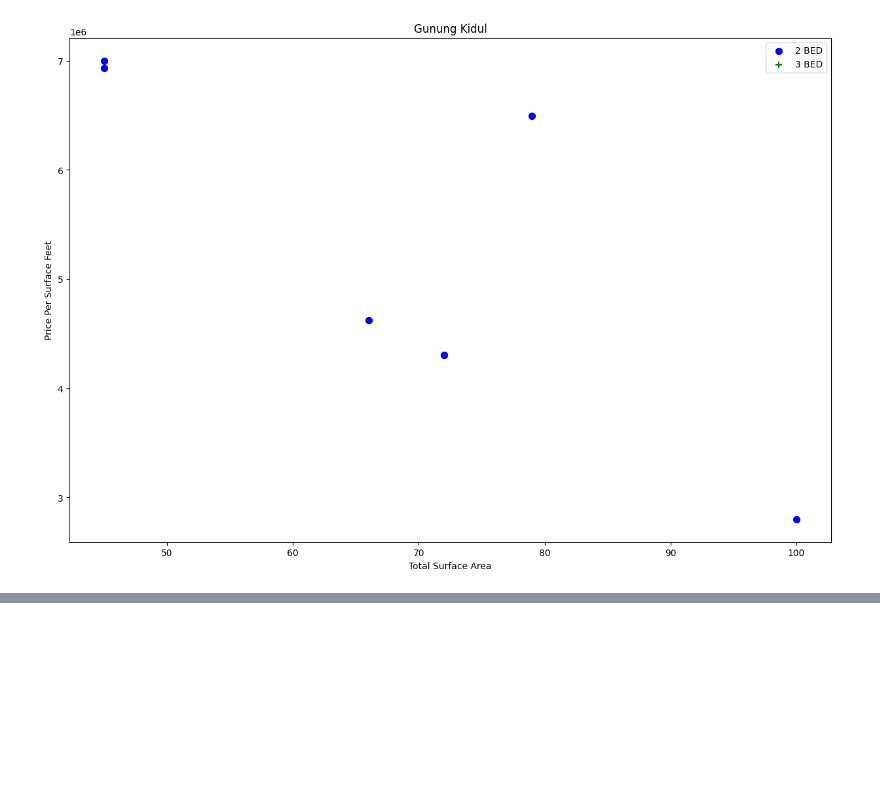
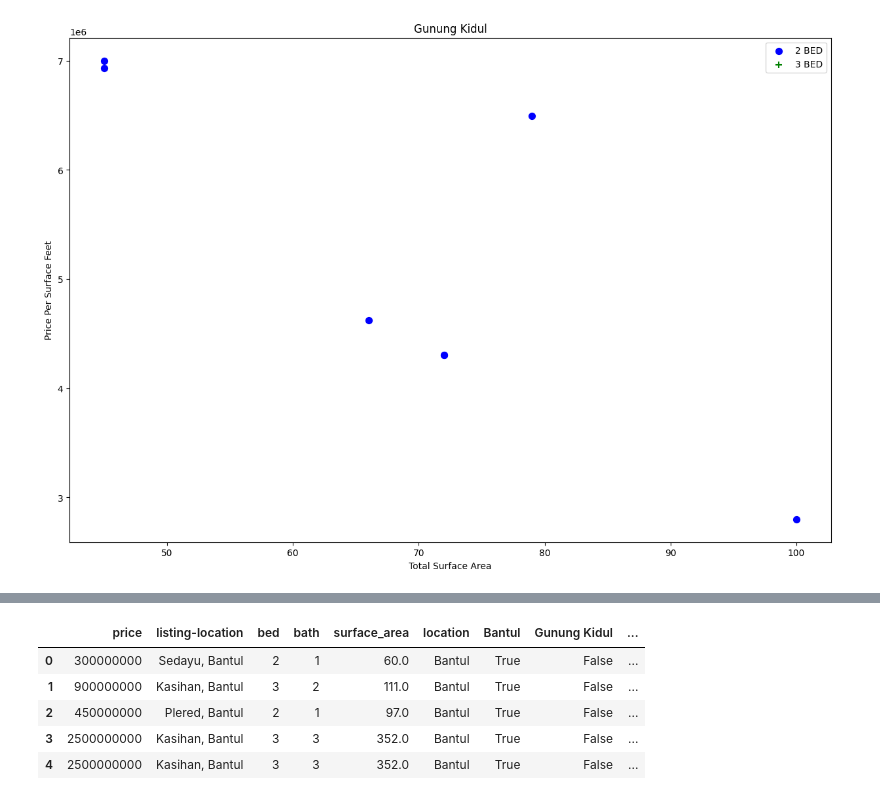
Before and after one commit to piezzy/yogyakarta-house-price-ml, a Jupyter notebook: main.ipynb, the cells around one changed output, grey strips where cells are left out. Cells and saved outputs as stored; diff of their text form; code cells hidden in the pictures; blank space fills up the shorter version.

```diff
--- a/main.ipynb
+++ b/main.ipynb
@@ -404,0 +506,10 @@ plot_scatter_chart(df3,'Gunung Kidul')
+# %%
+df7 = pd.concat([df6,dummies], axis='columns')
+df7.head()
+# %% [output]
+|  | price | listing-location | bed | bath | surface_area | location | Bantul | Gunung Kidul | ... |
+| 0 | 300000000 | Sedayu, Bantul | 2 | 1 | 60.0 | Bantul | True | False | ... |
+| 1 | 900000000 | Kasihan, Bantul | 3 | 2 | 111.0 | Bantul | True | False | ... |
+| 2 | 450000000 | Plered, Bantul | 2 | 1 | 97.0 | Bantul | True | False | ... |
+| 3 | 2500000000 | Kasihan, Bantul | 3 | 3 | 352.0 | Bantul | True | False | ... |
+| 4 | 2500000000 | Kasihan, Bantul | 3 | 3 | 352.0 | Bantul | True | False | ... |
```
Also changed, not shown: parts of 27 cells of this notebook, 1 other file.
